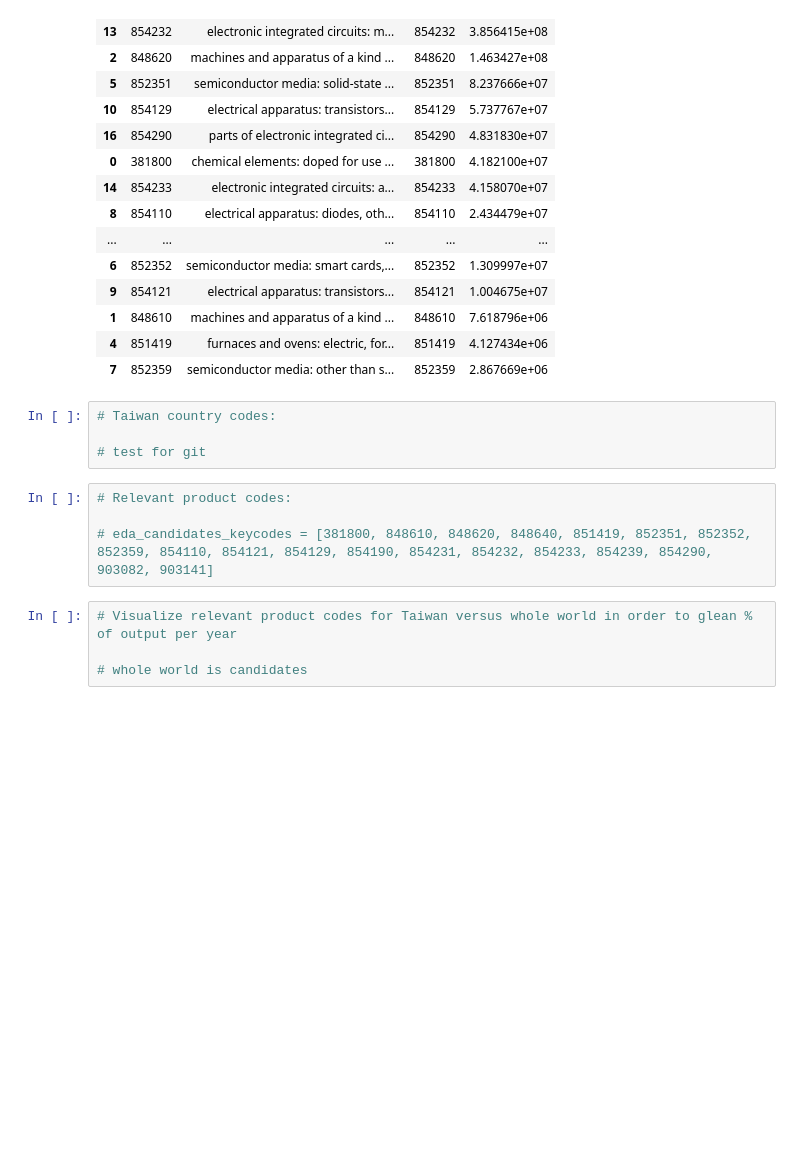
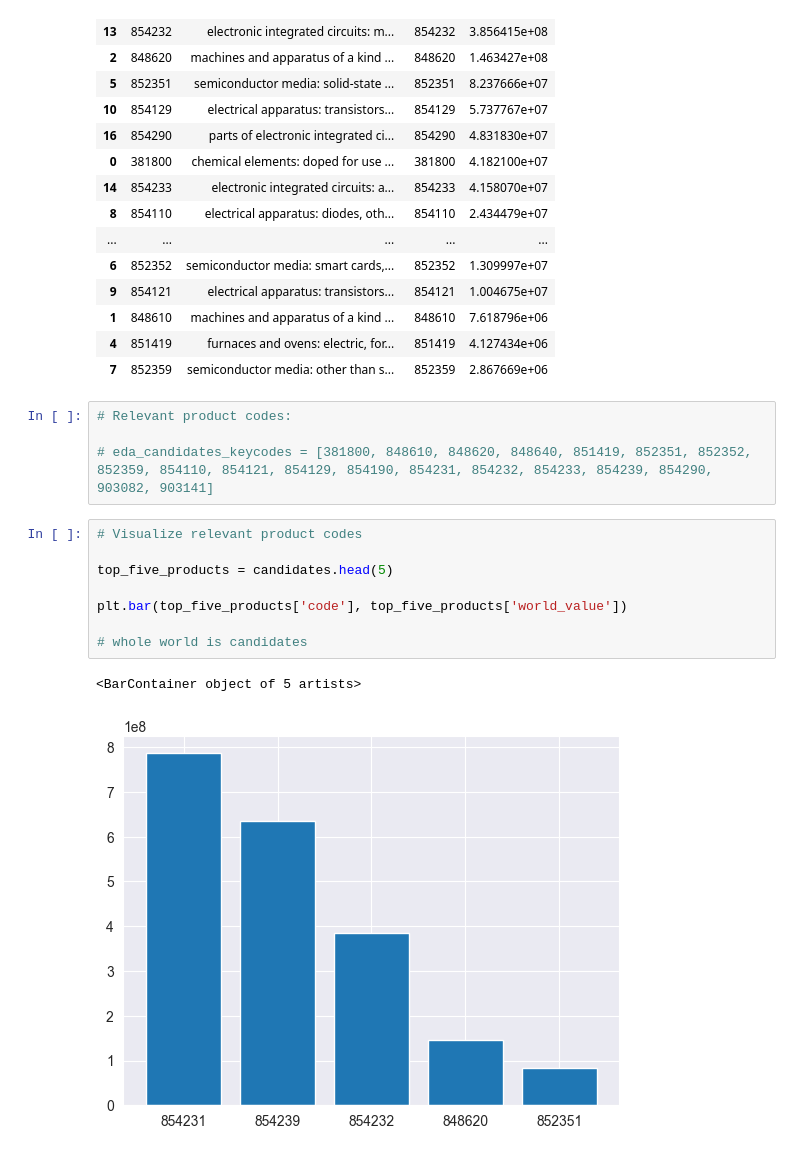
Before and after one commit to icosahedrum/eda-checkpoint, a Jupyter notebook: checkpoint-two.ipynb, the cells around one changed output. Cells and saved outputs as stored; diff of their text form; blank space fills up the shorter version.

```diff
--- a/checkpoint-two.ipynb
+++ b/checkpoint-two.ipynb
@@ -214,18 +214,21 @@ candidates # these produce our world values per product code we selected
 | 1 | 848610 | machines and apparatus of a kind ... | 848610 | 7.618796e+06 |
 | 4 | 851419 | furnaces and ovens: electric, for... | 851419 | 4.127434e+06 |
 | 7 | 852359 | semiconductor media: other than s... | 852359 | 2.867669e+06 |
-# %%
-# Taiwan country codes:
-
-# test for git
 # %%
 # Relevant product codes:
 
 # eda_candidates_keycodes = [381800, 848610, 848620, 848640, 851419, 852351, 852352, 852359, 854110, 854121, 854129, 854190, 854231, 854232, 854233, 854239, 854290, 903082, 903141]
-# %%
-# Visualize relevant product codes for Taiwan versus whole world in order to glean % of output per year
-
-# whole world is candidates
+# %%
+# Visualize relevant product codes
+
+top_five_products = candidates.head(5)
+
+plt.bar(top_five_products['code'], top_five_products['world_value'])
+
+# whole world is candidates
+# %% [output]
+<BarContainer object of 5 artists>
+[figure, added]
 # %% [markdown]
 ## Summarize Your Results
 
```
Also changed, not shown: parts of 1 cell of this notebook.
